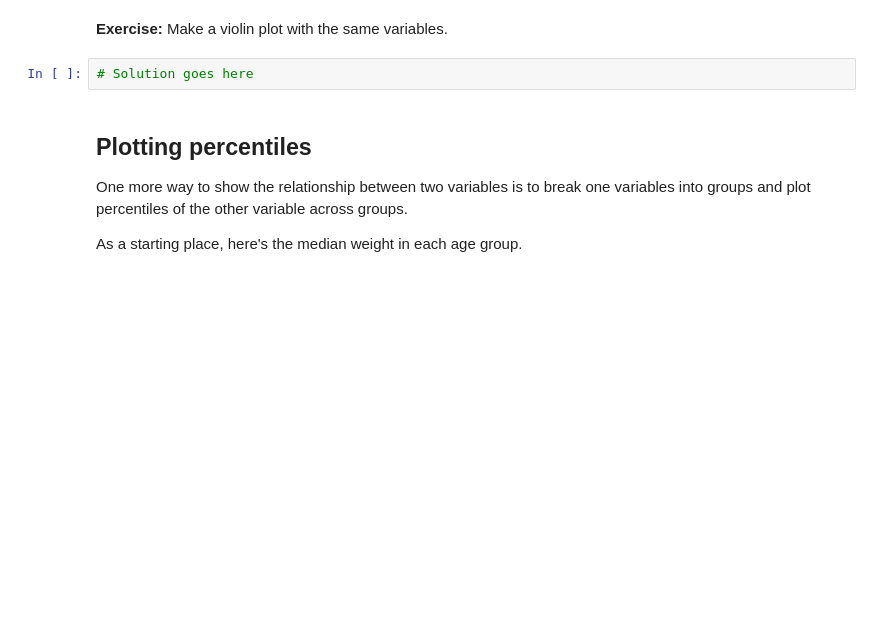
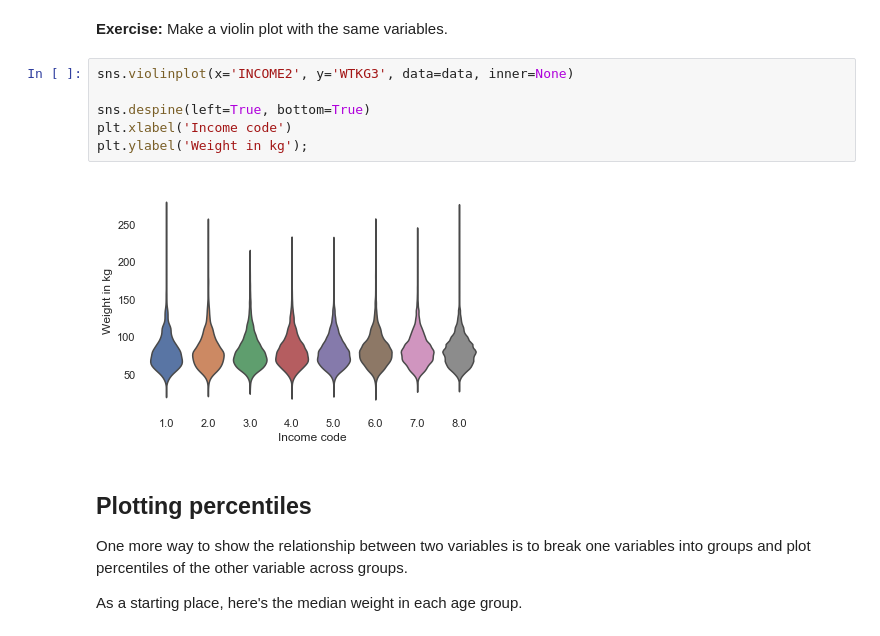
Before and after one commit to gsidsid/ThinkStats2, a Jupyter notebook: homeworks/homework03.ipynb, the cells around one changed output. Cells and saved outputs as stored; diff of their text form; blank space fills up the shorter version.

```diff
--- a/homeworks/homework03.ipynb
+++ b/homeworks/homework03.ipynb
@@ -208,7 +221,13 @@ Use `dropna` to select the rows with valid income and weight information.
 # %% [markdown]
 **Exercise:** Make a violin plot with the same variables.
-# %%
-# Solution goes here
+# %%
+sns.violinplot(x='INCOME2', y='WTKG3', data=data, inner=None)
+
+sns.despine(left=True, bottom=True)
+plt.xlabel('Income code')
+plt.ylabel('Weight in kg');
+# %% [output]
+[figure, added]
 # %% [markdown]
 ## Plotting percentiles
 
```
Also changed, not shown: parts of 48 cells of this notebook.
